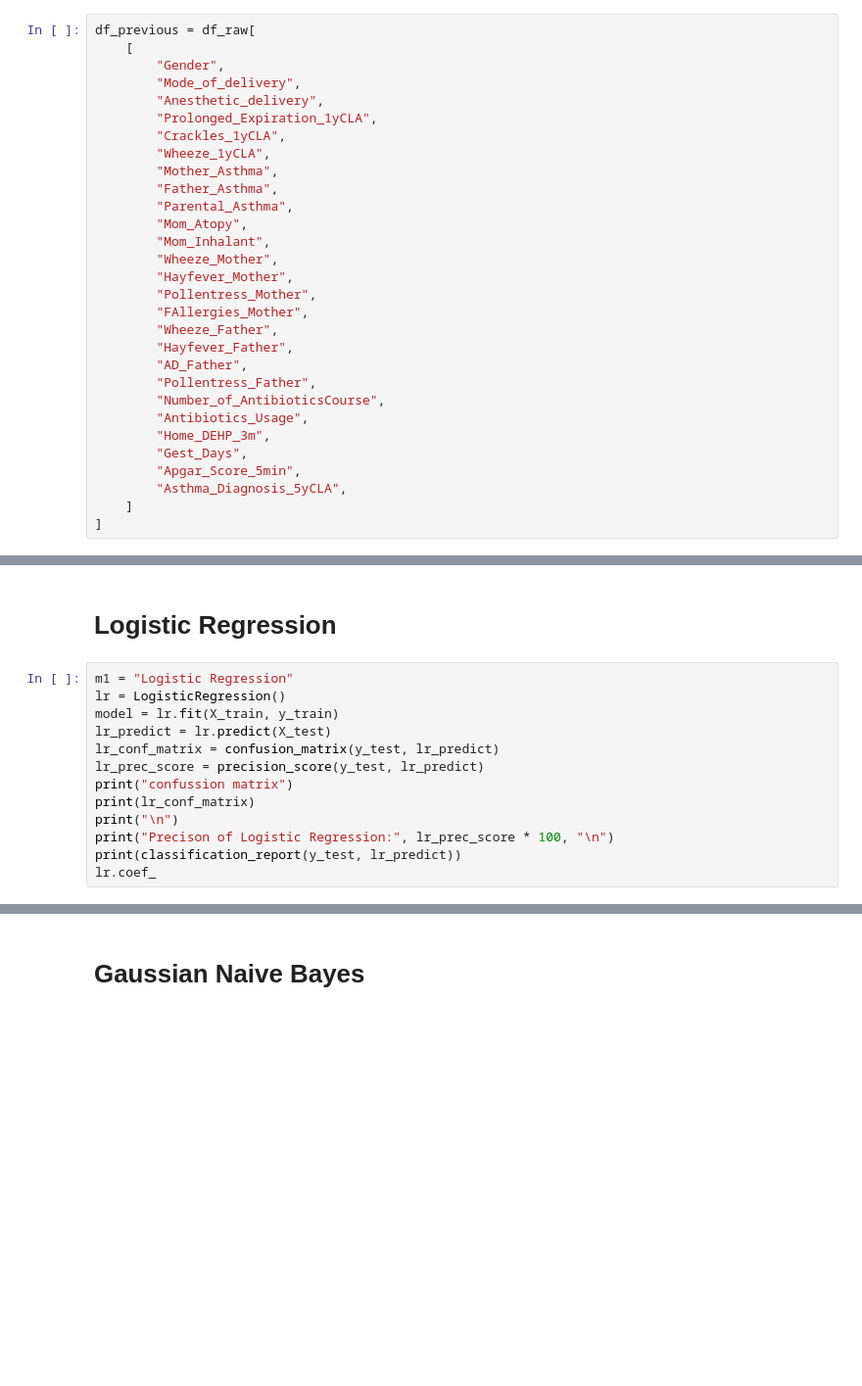
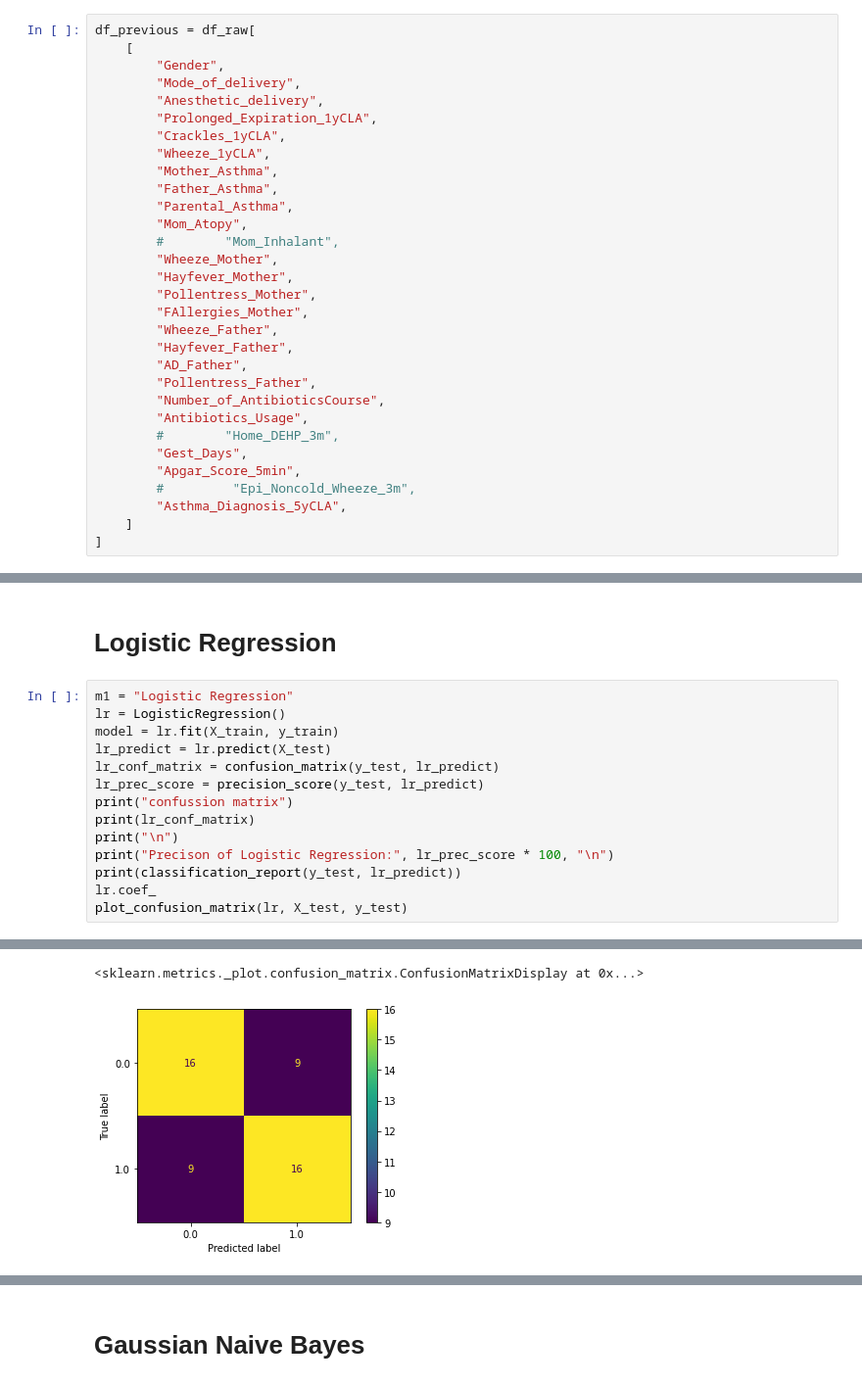
Before and after one commit to PingHe-Stan/Sickkids_ML, a Jupyter notebook: notebooks/CHILD_Asthma_Prediction_Modelling.ipynb, the cells around one changed output, grey strips where cells are left out. Shown at 98% size. Saved outputs shown, nothing was run; the diff lists cells and outputs as text; blank space fills up the shorter version.

```diff
--- a/notebooks/CHILD_Asthma_Prediction_Modelling.ipynb
+++ b/notebooks/CHILD_Asthma_Prediction_Modelling.ipynb
@@ -91,7 +124,7 @@ df_previous = df_raw[
         "Father_Asthma",
         "Parental_Asthma",
         "Mom_Atopy",
-        "Mom_Inhalant",
+        #        "Mom_Inhalant",
         "Wheeze_Mother",
         "Hayfever_Mother",
         "Pollentress_Mother",
@@ -102,9 +135,10 @@ df_previous = df_raw[
         "Pollentress_Father",
         "Number_of_AntibioticsCourse",
         "Antibiotics_Usage",
-        "Home_DEHP_3m",
+        #        "Home_DEHP_3m",
         "Gest_Days",
         "Apgar_Score_5min",
+        #         "Epi_Noncold_Wheeze_3m",
         "Asthma_Diagnosis_5yCLA",
     ]
 ]
@@ -367,6 +474,7 @@ print("\n")
 print("Precison of Logistic Regression:", lr_prec_score * 100, "\n")
 print(classification_report(y_test, lr_predict))
 lr.coef_
+plot_confusion_matrix(lr, X_test, y_test)
 # %% [output]
 confussion matrix
 [[16  9]
@@ -394 +502,3 @@ array([[ 1.13213753e-01, -5.47204496e-01,  1.13155235e+00,
+<sklearn.metrics._plot.confusion_matrix.ConfusionMatrixDisplay at 0x...>
+[figure, added]
 [interactive output not drawn]
```
Also changed, not shown: parts of 81 cells of this notebook, 2 other files.
